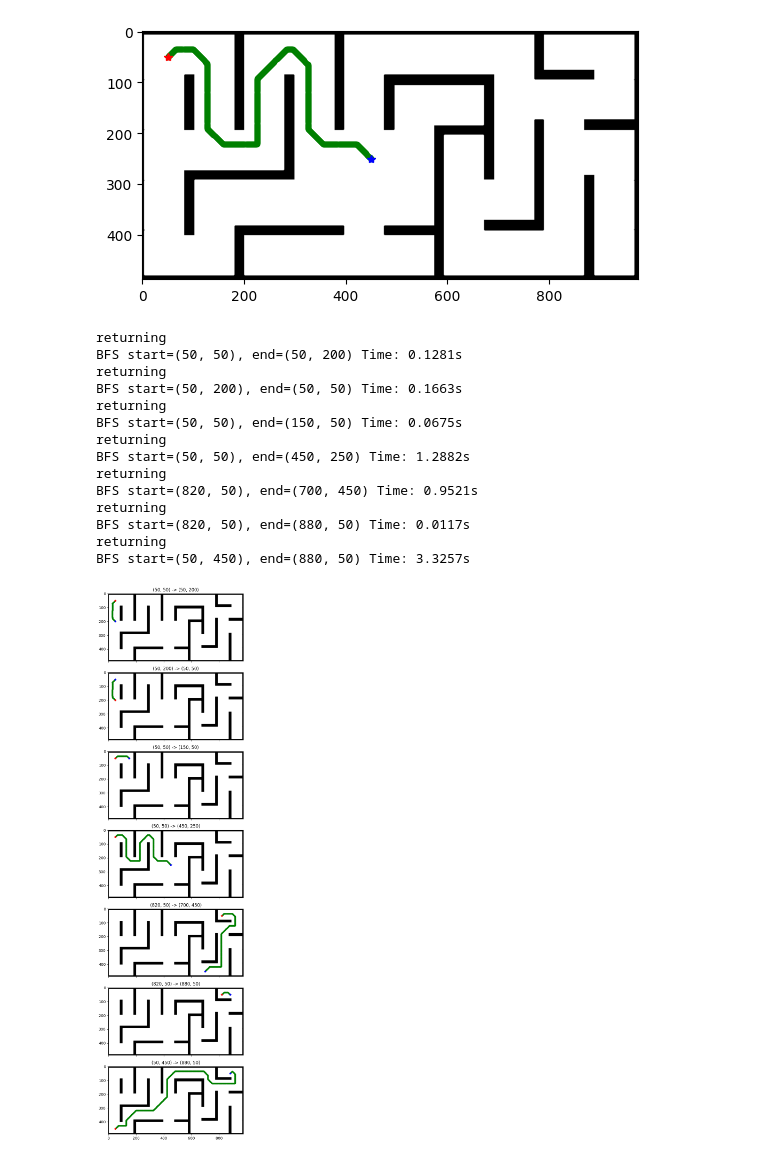
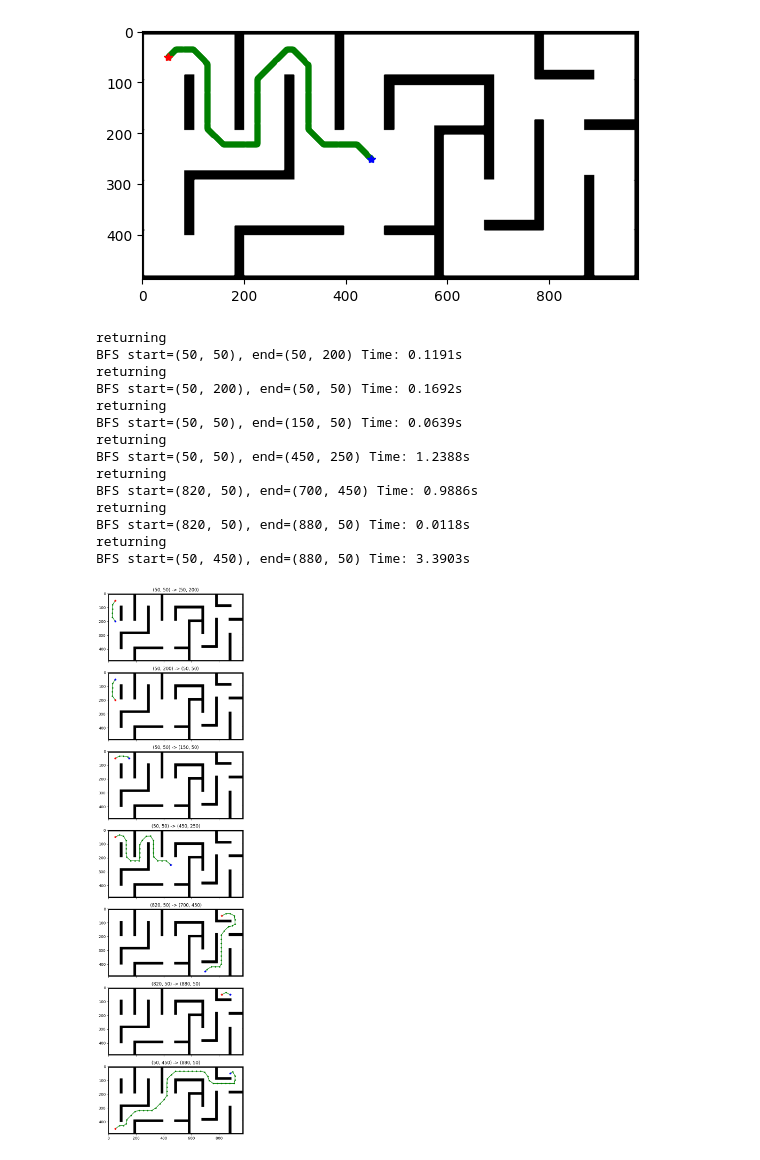
Before and after one commit to ChristopherAyling/robot_child, a Jupyter notebook: robot-child/notebooks/pathfinding.ipynb, the cells around one changed output. Drawn from its saved outputs; the diff is of its cells as text; code cells hidden in the pictures.

Commit message:
path sampling for pure pursuit

```diff
--- a/robot-child/notebooks/pathfinding.ipynb
+++ b/robot-child/notebooks/pathfinding.ipynb
@@ -101,38 +101,40 @@ test_pairs = [
     (Point(820, 50), Point(700, 450)),
     (Point(820, 50), Point(880, 50)),
     (Point(50, 450), Point(880, 50)),
 ]
 
 nrows = len(test_pairs)
 ncols = 1
 
 fig, axes = plt.subplots(nrows, ncols, figsize=(ncols*6, nrows*3), sharex=True, sharey=True)
 
 for ax, (start, end) in zip(axes, test_pairs):
     with timer(f"BFS {start=}, {end=}"):
         path = bfs(start, end, occ.T)
 
     ax.set_title(f"{start} -> {end}")
     ax.imshow(map, cmap='binary')
+    step_size = 30
+    path = [*path[::step_size], path[-1]]
     ax.plot([p[0] for p in path], [p[1] for p in path], 'g.-')
     ax.plot(start[0], start[1], 'r*')
     ax.plot(end[0], end[1], 'b*')
 
 plt.tight_layout()
 plt.show()
 # %% [output]
 returning
-BFS start=(50, 50), end=(50, 200) Time: 0.1281s
+BFS start=(50, 50), end=(50, 200) Time: 0.1191s
 returning
-BFS start=(50, 200), end=(50, 50) Time: 0.1663s
+BFS start=(50, 200), end=(50, 50) Time: 0.1692s
 returning
-BFS start=(50, 50), end=(150, 50) Time: 0.0675s
+BFS start=(50, 50), end=(150, 50) Time: 0.0639s
 returning
-BFS start=(50, 50), end=(450, 250) Time: 1.2882s
+BFS start=(50, 50), end=(450, 250) Time: 1.2388s
 returning
-BFS start=(820, 50), end=(700, 450) Time: 0.9521s
+BFS start=(820, 50), end=(700, 450) Time: 0.9886s
 returning
-BFS start=(820, 50), end=(880, 50) Time: 0.0117s
+BFS start=(820, 50), end=(880, 50) Time: 0.0118s
 returning
-BFS start=(50, 450), end=(880, 50) Time: 3.3257s
+BFS start=(50, 450), end=(880, 50) Time: 3.3903s
-[figure, old version]
+[figure, new version]
```
